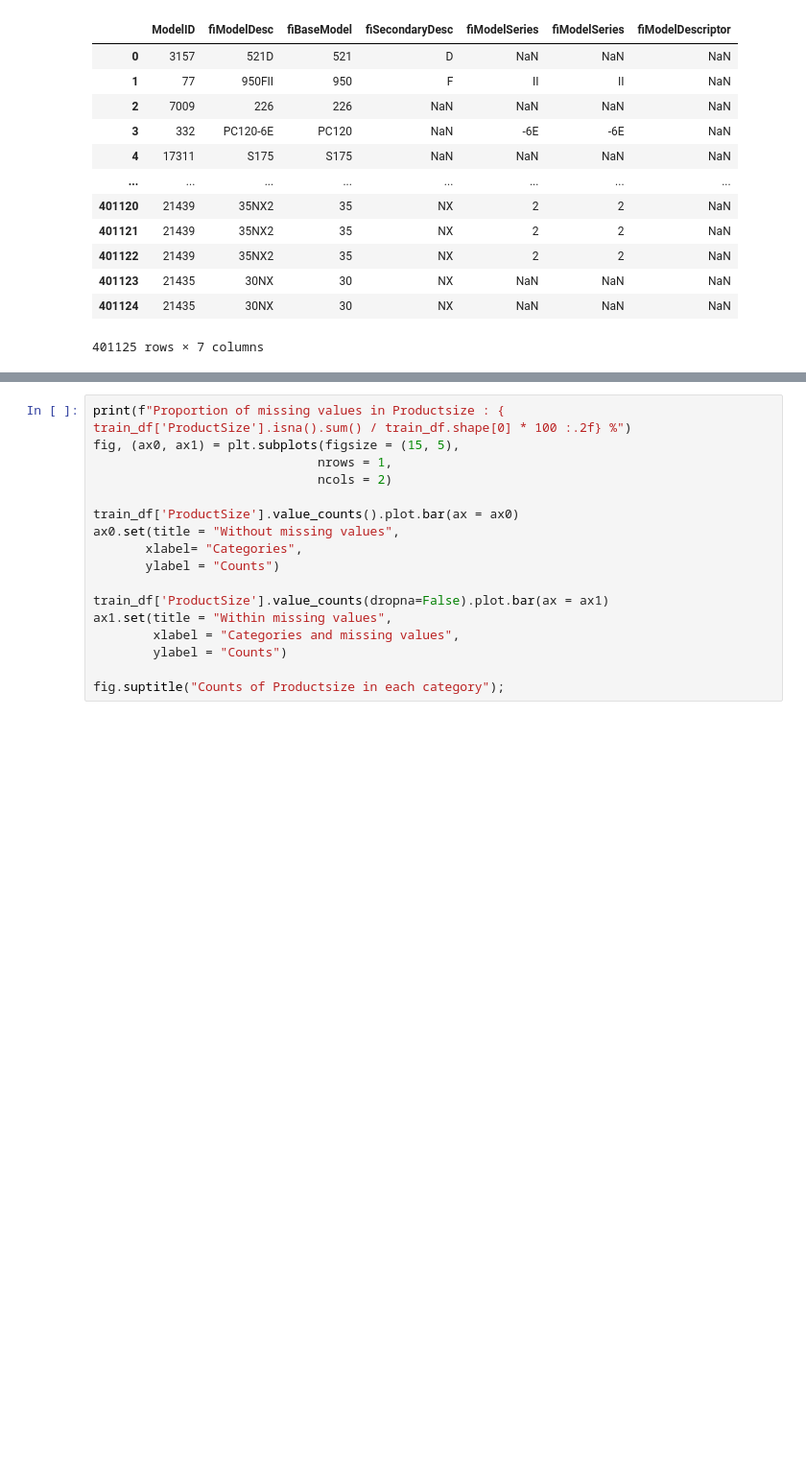
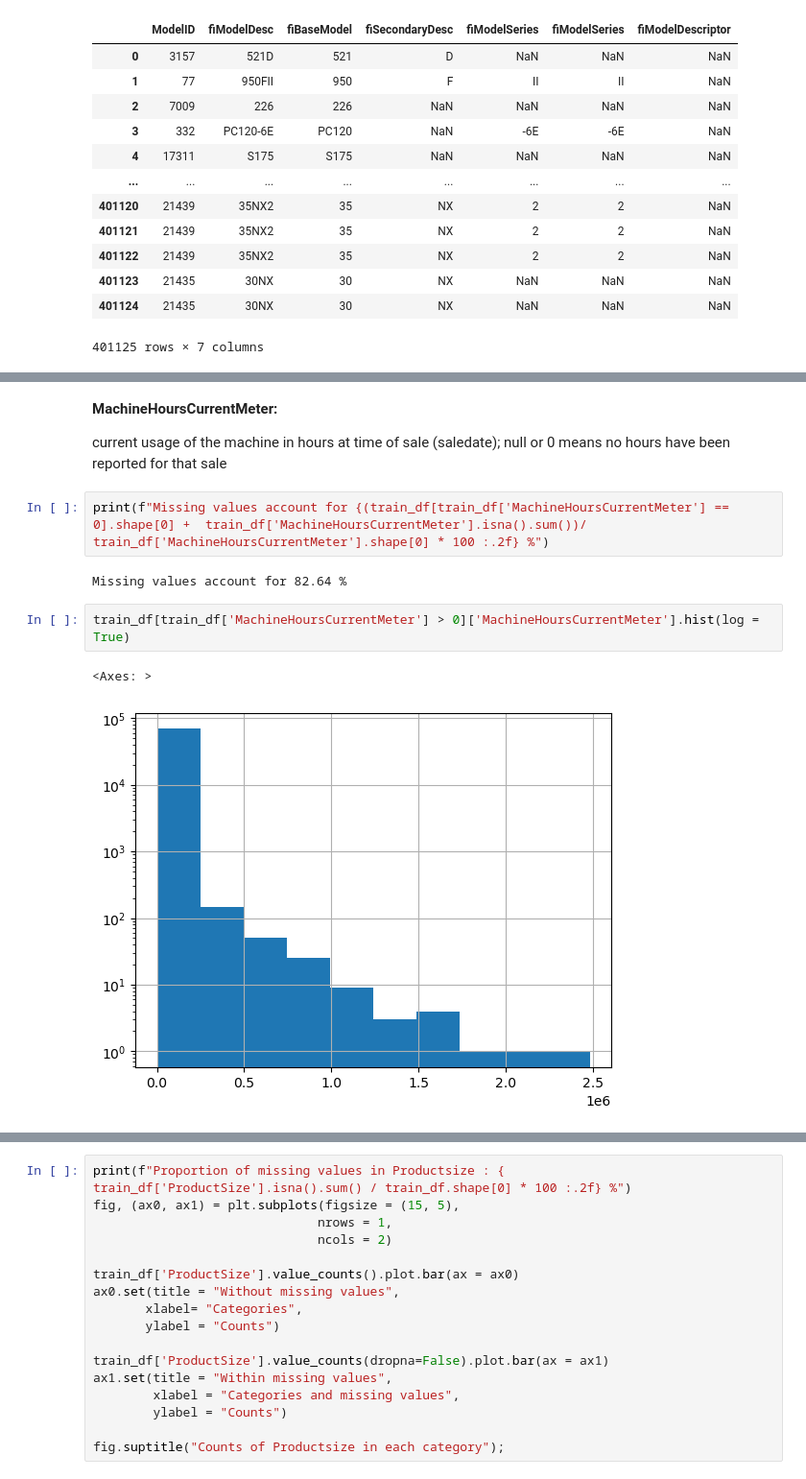
Before and after one commit to Eleanor-git/Regression_Bulldozer, a Jupyter notebook: Bulldozer_price_regression.ipynb, the cells around one changed output, grey strips where cells are left out. Shown at 96% size. Drawn from its saved outputs; the diff is of its cells as text; blank space fills up the shorter version.

```diff
--- a/Bulldozer_price_regression.ipynb
+++ b/Bulldozer_price_regression.ipynb
@@ -251 +194,14 @@ The actual manufacturing years likely range from the early 1900s to 2013.
+# %% [markdown]
+**MachineHoursCurrentMeter:**
+
+current usage of the machine in hours at time of sale (saledate);  null or 0 means no hours have been reported for that sale
+# %%
+print(f"Missing values account for {(train_df[train_df['MachineHoursCurrentMeter'] == 0].shape[0] +  train_df['MachineHoursCurrentMeter'].isna().sum())/ train_df['MachineHoursCurrentMeter'].shape[0] * 100 :.2f} %")
+# %% [output]
+Missing values account for 82.64 %
+# %%
+train_df[train_df['MachineHoursCurrentMeter'] > 0]['MachineHoursCurrentMeter'].hist(log = True)
+# %% [output]
+<Axes: >
+[figure, added]
 # %%
```
Also changed, not shown: parts of 40 cells of this notebook, 2 other files.
